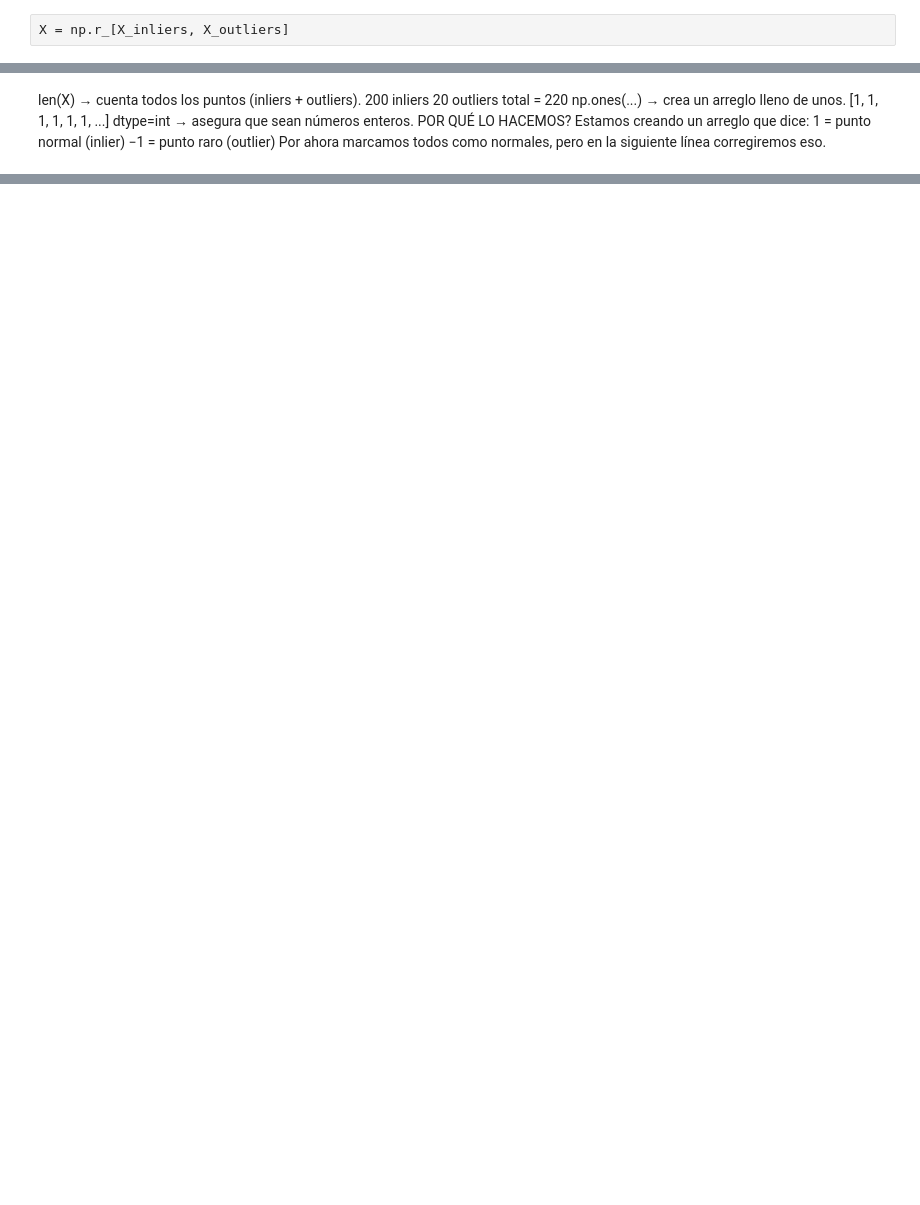
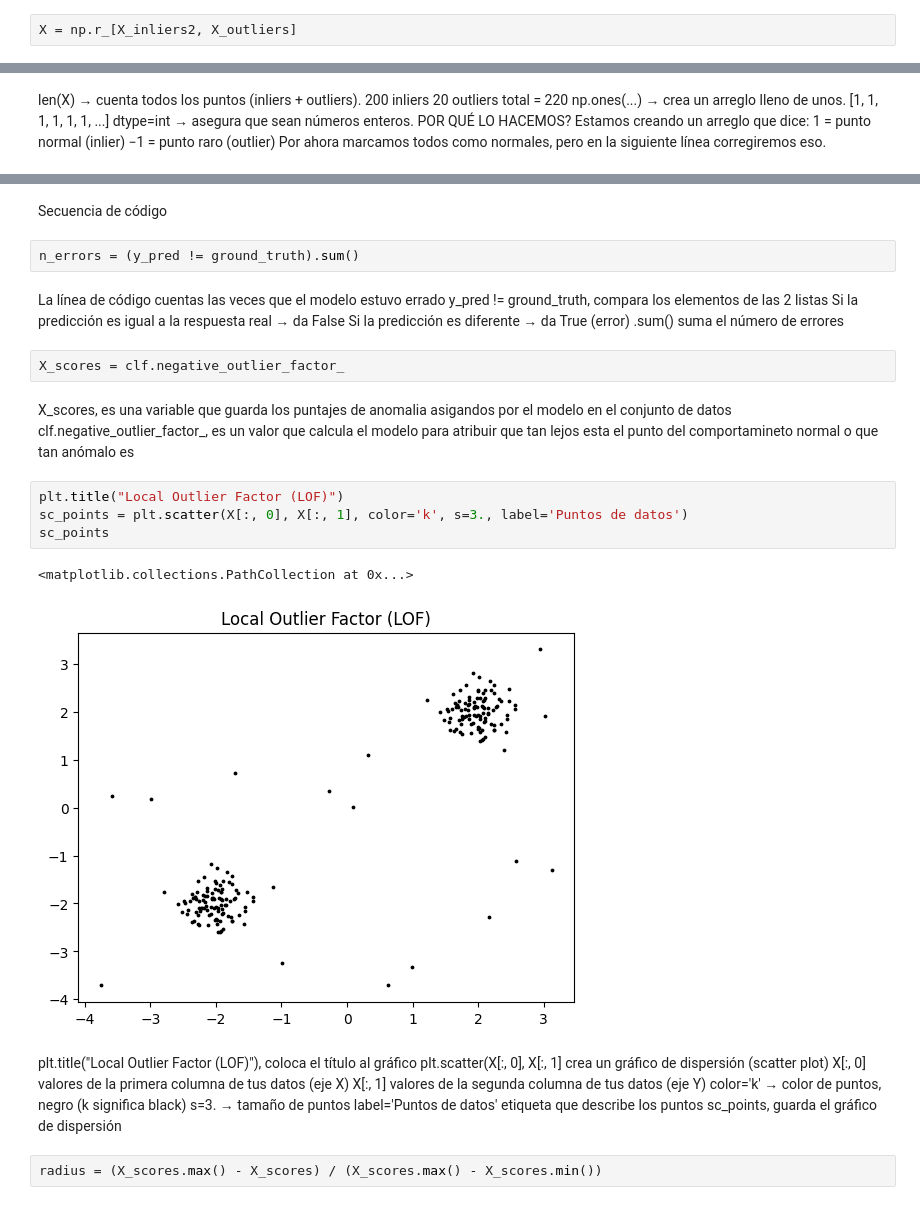
Before and after one commit to alexis06044/Evaluacion-formativa-2, a Jupyter notebook: Outliers.ipynb, the cells around one changed output, grey strips where cells are left out. Drawn from its saved outputs; the diff is of its cells as text; blank space fills up the shorter version.

```diff
--- a/Outliers.ipynb
+++ b/Outliers.ipynb
@@ -92,7 +193,7 @@ Totalmente dispersos
 Con ubicaciones aleatorias
 Son perfectos para representar “valores raros”.
 # %%
-X = np.r_[X_inliers, X_outliers]
+X = np.r_[X_inliers2, X_outliers]
 # %%
 n_outliers = len(X_outliers)
 # %%
@@ -135,0 +285,33 @@ SyntaxError: invalid syntax (845906755.py, line 2)
+# %% [markdown]
+Secuencia de código
+# %%
+n_errors = (y_pred != ground_truth).sum()
+# %% [markdown]
+La línea de código cuentas las veces que el modelo estuvo errado
+y_pred != ground_truth, compara los elementos de las 2 listas
+Si la predicción es igual a la respuesta real → da False
+Si la predicción es diferente → da True (error)
+.sum() suma el número de errores
+# %%
+X_scores = clf.negative_outlier_factor_
+# %% [markdown]
+X_scores, es una variable que guarda los puntajes de anomalia asigandos por el modelo en el conjunto de datos
+clf.negative_outlier_factor_, es un valor que calcula el modelo para atribuir que tan lejos esta el punto del comportamineto normal o que tan anómalo es
+# %%
+plt.title("Local Outlier Factor (LOF)")
+sc_points = plt.scatter(X[:, 0], X[:, 1], color='k', s=3., label='Puntos de datos')
+sc_points
+# %% [output]
+<matplotlib.collections.PathCollection at 0x...>
+[figure, added]
+# %% [markdown]
+plt.title("Local Outlier Factor (LOF)"), coloca el título al gráfico
+plt.scatter(X[:, 0], X[:, 1] crea un gráfico de dispersión (scatter plot)
+X[:, 0] valores de la primera columna de tus datos (eje X)
+X[:, 1] valores de la segunda columna de tus datos (eje Y)
+color='k' → color de puntos, negro (k significa black)
+s=3. → tamaño de puntos
+label='Puntos de datos' etiqueta que describe los puntos
+sc_points, guarda el gráfico de dispersión
+# %%
+radius = (X_scores.max() - X_scores) / (X_scores.max() - X_scores.min())
```
Also changed, not shown: parts of 23 cells of this notebook.
